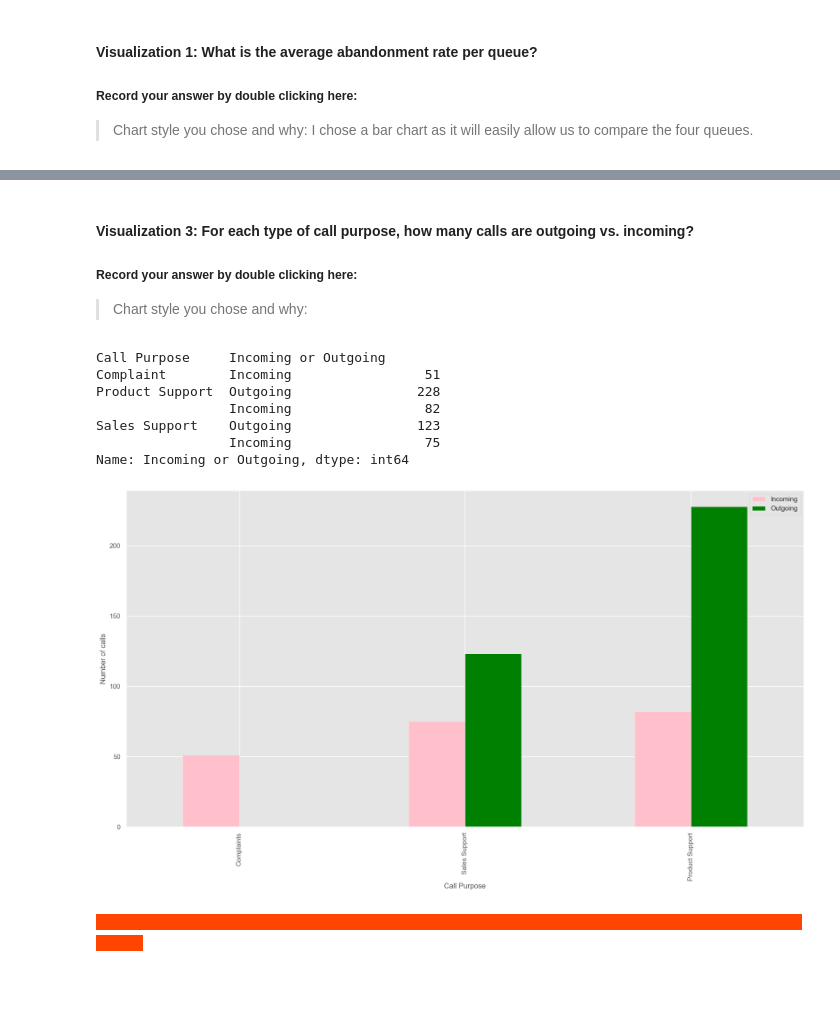
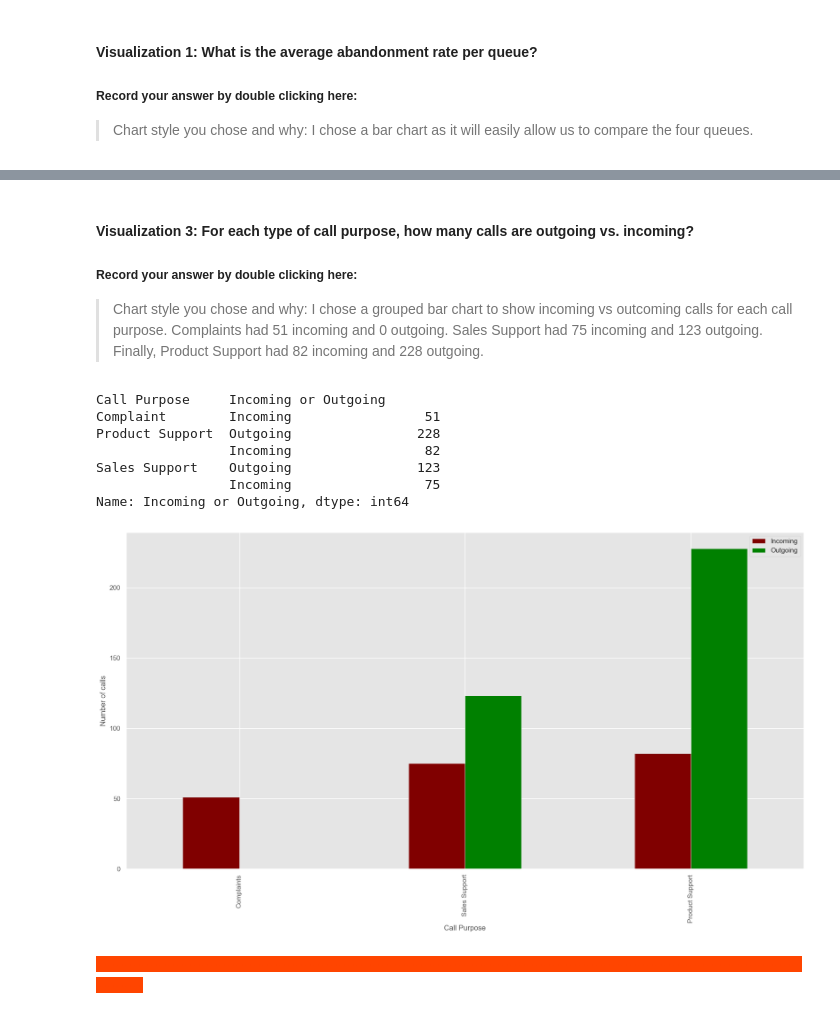
Before and after one commit to MizLizz/call-center-cleanup-assignment, a Jupyter notebook: Liz_Call_Center_Cleanup.ipynb, the cells around one changed output, grey strips where cells are left out. Saved outputs shown, nothing was run; the diff lists cells and outputs as text; code cells hidden in the pictures; blank space fills up the shorter version.

```diff
--- a/Liz_Call_Center_Cleanup.ipynb
+++ b/Liz_Call_Center_Cleanup.ipynb
@@ -168,11 +168,11 @@ Time Block
 Now you need to clean up the datasets. When cleaning the datasets, you may find that there isn't dirty data to clean. That is okay! Some questions you need to answer about the data sets.
 * Add additional code blocks as needed to show how you came to your conclusions. Add comments in your code blocks to help others understand your thinking.
 # %%
-import pandas as pd
-import numpy as np
-import seaborn as sns
-import matplotlib.pyplot as plt
-sns.set(color_codes=True)
+# import pandas as pd
+# import numpy as np
+# import seaborn as sns
+# import matplotlib.pyplot as plt
+# sns.set(color_codes=True)
 
 northdf = pd.read_csv("NorthCallCenter.csv")
 southdf = pd.read_csv("SouthCallCenter.csv")
@@ -573,58 +613,43 @@ Xander        2        6        33.333333
 #### Visualization 3: For each type of call purpose, how many calls are outgoing vs. incoming?
 ##### Record your answer by double clicking here:
 
-> Chart style you chose and why:
+> Chart style you chose and why: I chose a grouped bar chart to show incoming vs outcoming calls for each call purpose. Complaints had 51 incoming and 0 outgoing. Sales Support had 75 incoming and 123 outgoing. Finally, Product Support had 82 incoming and 228 outgoing.
 # %%
 # Create visualization 3 here:
 # The three dictionaries, complaints, sales_support, and product_support, have the information you need
-
-import pandas as pd
-import numpy as np
-import seaborn as sns
-import matplotlib.pyplot as plt
-sns.set(color_codes=True)
-from matplotlib import style
-style.use('ggplot')
-plt.rcParams['figure.figsize'] = (20,10)
-
-
-# Create two new dataframes
-northdf = pd.read_csv("NorthCallCenter.csv")
-southdf = pd.read_csv("SouthCallCenter.csv")
-df = northdf.merge(southdf, how="outer")
 
 purpose_group = df.groupby("Call Purpose")
 call_purpose = ["Complaint", "Product Support", "Sales Support"]
 purpose_counts = purpose_group["Incoming or Outgoing"].value_counts()
 print(purpose_counts)
 
 complaints = purpose_counts["Complaint"].to_dict()
 sales_support = purpose_counts["Sales Support"].to_dict()
 product_support = purpose_counts["Product Support"].to_dict()
 
 
 #Your Code Here:
 pc_summary={
     "Complaints": [51, 0],
     "Sales Support": [75, 123],
     "Product Support": [82, 228]
 }
 
 vis_three_df = pd.DataFrame(pc_summary).T
-vis_three_df.plot(kind='bar', color=['pink', 'green'])
+vis_three_df.plot(kind='bar', color=['maroon', 'green'])
 plt.xlabel("Call Purpose")
 plt.ylabel("Number of calls")
 plt.legend(["Incoming", "Outgoing"])
 plt.show()
 # %% [output]
 Call Purpose     Incoming or Outgoing
 Complaint        Incoming                 51
 Product Support  Outgoing                228
                  Incoming                 82
 Sales Support    Outgoing                123
                  Incoming                 75
 Name: Incoming or Outgoing, dtype: int64
-[figure, old version]
+[figure, new version]
 # %% [markdown]
 <span style="background-color:orangered; color:orangered;">- - - - - - - - - - - - - - - - - - - - - - - - - - - - - - - - - - - - - - - - - - - - - - - - - - - - - - - - - - - - - - - - - - - - - - - - - - - - - - - - - - - - - - - - -</span>
 # %% [markdown]
```
Also changed, not shown: parts of 14 cells of this notebook.
